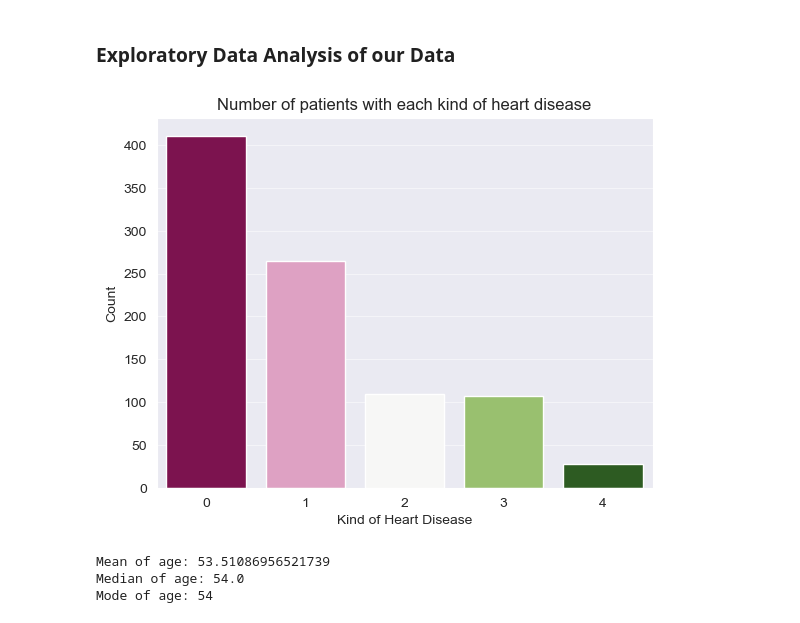
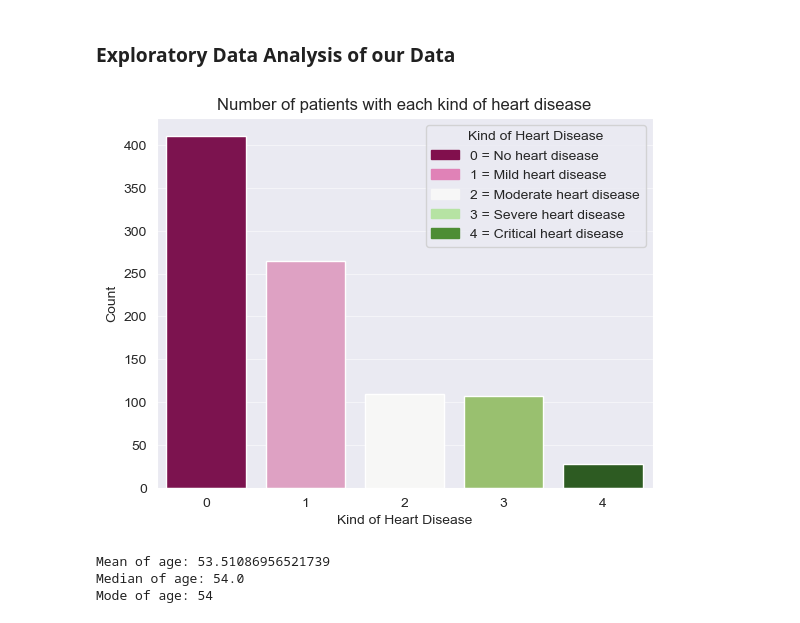
Before and after one commit to imelinc/heart-disease-project, a Jupyter notebook: heart-disease-project.ipynb, the cells around one changed output. Cells and saved outputs as stored; diff of their text form; code cells hidden in the pictures.

```diff
--- a/heart-disease-project.ipynb
+++ b/heart-disease-project.ipynb
@@ -123,21 +123,30 @@ memory usage: 115.1+ KB
 # %%
 # let's make a quick check about the balance of our target value
 import seaborn as sns
+import matplotlib.patches as mpatches
 sns.set_style('darkgrid')
 
 # Convert value_counts() to a DataFrame
 counts_df = df.num.value_counts().reset_index()
 counts_df.columns = ['num', 'count']
 
+legend_labels = [
+    mpatches.Patch(color='#810f4d', label='0 = No heart disease'),
+    mpatches.Patch(color='#e082b7', label='1 = Mild heart disease'),
+    mpatches.Patch(color='#f7f7f7', label='2 = Moderate heart disease'),
+    mpatches.Patch(color='#b6e3a3', label='3 = Severe heart disease'),
+    mpatches.Patch(color='#4d8d34', label='4 = Critical heart disease'),
+]
 # Create bar plot
-sns.barplot(data=counts_df, x='num', y='count', palette='PiYG', hue="num", legend=False)
+sns.barplot(data=counts_df, x='num', y='count', palette='PiYG', hue="num")
+plt.legend(handles=legend_labels, title="Kind of Heart Disease")
 plt.grid(True, alpha = 0.5, axis = 'y')
 plt.grid(False, axis='x')
 plt.xlabel("Kind of Heart Disease")
 plt.ylabel("Count")
 plt.title("Number of patients with each kind of heart disease");
 # %% [output]
-[figure, old version]
+[figure, new version]
 # %%
 # let's see how's the age distribution
 sns.histplot(data=df, x='age', kde=True, color=sns.color_palette('PiYG')[0])
```
Also changed, not shown: parts of 4 cells of this notebook, 1 other file.
